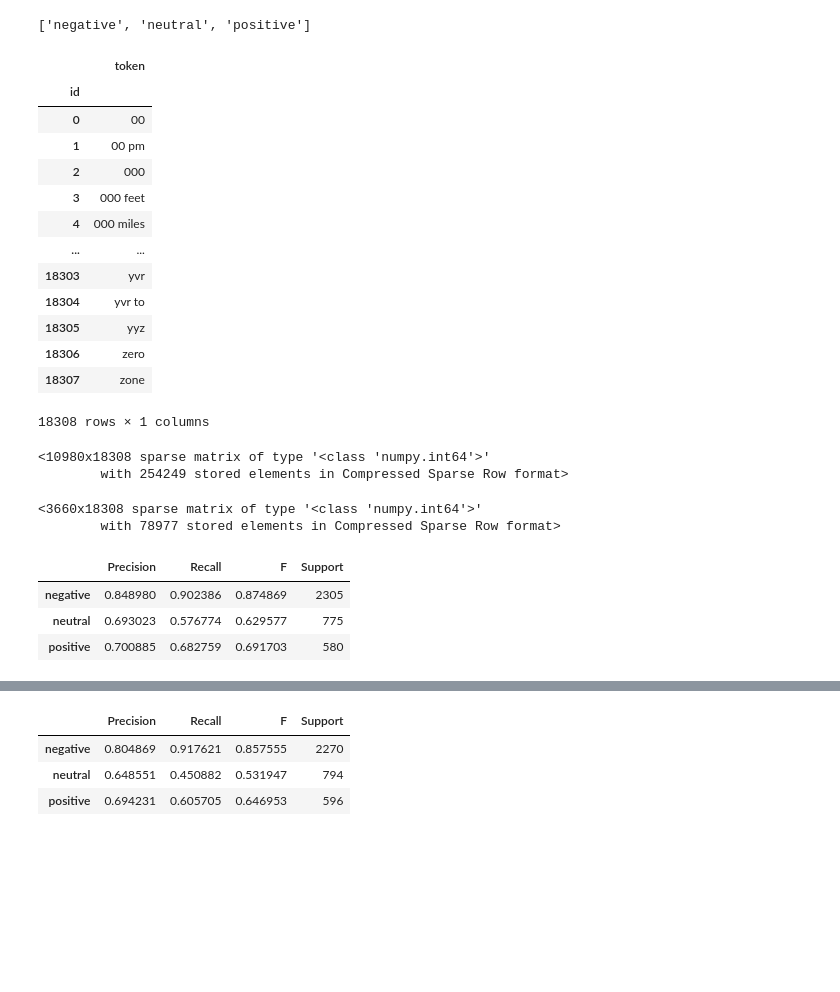
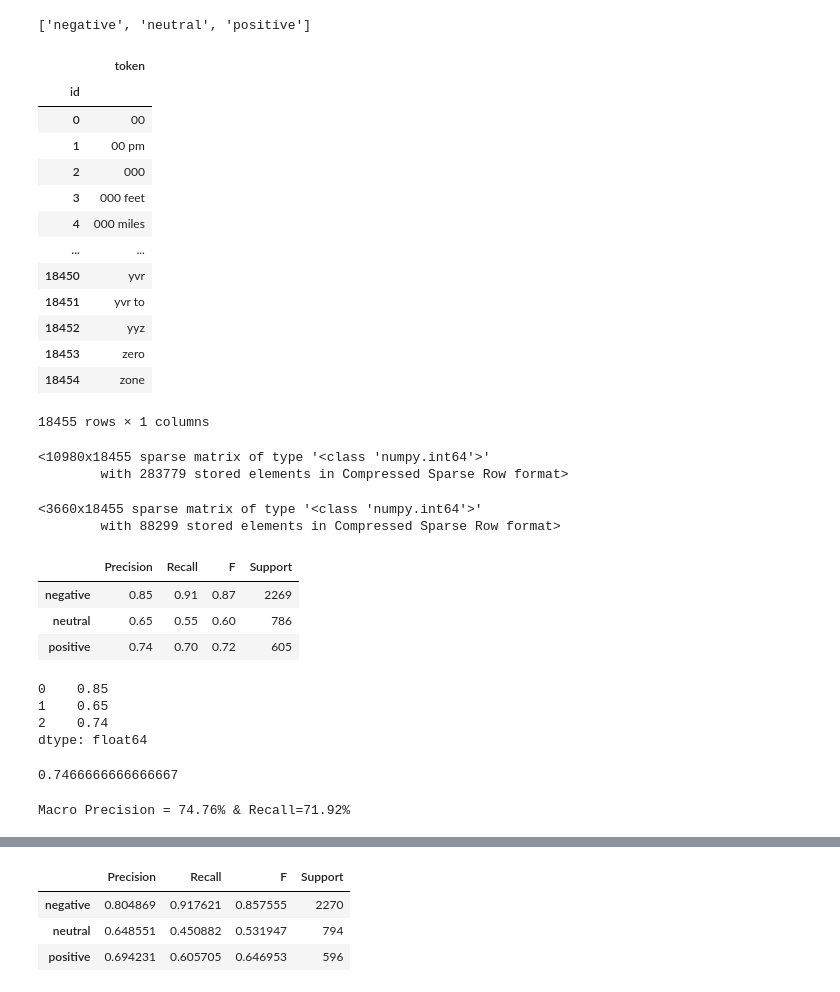
Before and after one commit to PacktPublishing/Hands-On-Machine-Learning-with-scikit-learn-and-Scientific-Python-Toolkits, a Jupyter notebook: chapters/ch06/Text Classification.ipynb, the cells around one changed output, grey strips where cells are left out. Saved outputs shown, nothing was run; the diff lists cells and outputs as text; code cells hidden in the pictures; blank space fills up the shorter version.

```diff
--- a/chapters/ch06/Text Classification.ipynb
+++ b/chapters/ch06/Text Classification.ipynb
@@ -8,11 +8,11 @@ import requests
 
 # url = 'https://d1p17r2m4rzlbo.cloudfront.net/wp-content/uploads/2016/03/Apple-Twitter-Sentiment-DFE.csv'
 url = 'https://d1p17r2m4rzlbo.cloudfront.net/wp-content/uploads/2016/03/Airline-Sentiment-2-w-AA.csv'
-r = requests.get(url)
+data = requests.get(url)
 # %%
 from io import StringIO
 
-df = pd.read_csv(StringIO(r.text), sep=",")
+df = pd.read_csv(StringIO(data.text), sep=",")
 # %%
 df.columns
 # %% [output]
@@ -49,5 +59,5 @@ longlines                      0.012158
 Damaged Luggage                0.005055
 Name: negativereason, dtype: float64
 # %%
-pd.options.display.max_colwidth = 120
+pd.options.display.max_colwidth = 90
 # %%
@@ -91,7 +90,7 @@ le.classes_.tolist()
 # %%
 from sklearn.feature_extraction.text import CountVectorizer
 
-vec = CountVectorizer(ngram_range=(1,3), min_df=3, max_df=0.2, strip_accents='ascii')
+vec = CountVectorizer(ngram_range=(1,3), min_df=3, strip_accents='ascii')
 
 x_train = vec.fit_transform(df_train['text'])
 x_test = vec.transform(df_test['text'])
@@ -106,46 +105,65 @@ pd.DataFrame(vec.vocabulary_.items(), columns=['token', 'id']).sort_values('id')
 | 3 | 000 feet |
 | 4 | 000 miles |
 | ... | ... |
-| 18303 | yvr |
-| 18304 | yvr to |
-| 18305 | yyz |
-| 18306 | zero |
-| 18307 | zone |
+| 18450 | yvr |
+| 18451 | yvr to |
+| 18452 | yyz |
+| 18453 | zero |
+| 18454 | zone |
-18308 rows × 1 columns
+18455 rows × 1 columns
 # %%
 x_train
 # %% [output]
-<10980x18308 sparse matrix of type '<class 'numpy.int64'>'
-        with 254249 stored elements in Compressed Sparse Row format>
+<10980x18455 sparse matrix of type '<class 'numpy.int64'>'
+        with 283779 stored elements in Compressed Sparse Row format>
 # %%
 x_test
 # %% [output]
-<3660x18308 sparse matrix of type '<class 'numpy.int64'>'
-        with 78977 stored elements in Compressed Sparse Row format>
+<3660x18455 sparse matrix of type '<class 'numpy.int64'>'
+        with 88299 stored elements in Compressed Sparse Row format>
 # %%
 from sklearn.metrics import precision_recall_fscore_support
 from sklearn.naive_bayes import MultinomialNB
 
 clf = MultinomialNB(fit_prior=True)
 clf.fit(x_train, y_train)
 y_test_pred = clf.predict(x_test)
 
 p, r, f, s = precision_recall_fscore_support(y_test, y_test_pred)
 
 pd.DataFrame(
     {
         'Precision': p,
         'Recall': r,
         'F': f,
         'Support': s,
     },
     index =le.classes_.tolist()
-)
+).round(2)
 # %% [output]
 |  | Precision | Recall | F | Support |
-| negative | 0.848980 | 0.902386 | 0.874869 | 2305 |
-| neutral | 0.693023 | 0.576774 | 0.629577 | 775 |
-| positive | 0.700885 | 0.682759 | 0.691703 | 580 |
+| negative | 0.85 | 0.91 | 0.87 | 2269 |
+| neutral | 0.65 | 0.55 | 0.60 | 786 |
+| positive | 0.74 | 0.70 | 0.72 | 605 |
+# %%
+pd.Series(p).round(2)
+# %% [output]
+0    0.85
+1    0.65
+2    0.74
+dtype: float64
+# %%
+pd.Series(p).round(2).mean()
+# %% [output]
+0.7466666666666667
+# %%
+y_test_pred = clf.predict(x_test)
+
+p, r, f, s = precision_recall_fscore_support(y_test, y_test_pred, average='macro')
+
+print(f'Macro Precision = {p:.2%} & Recall={r:.2%}')
+# %% [output]
+Macro Precision = 74.76% & Recall=71.92%
 # %%
 precision_recall_fscore_support(y_test, y_test_pred, average='micro')[2]
 # %% [output]
```
Also changed, not shown: parts of 21 cells of this notebook, 4 other files.
